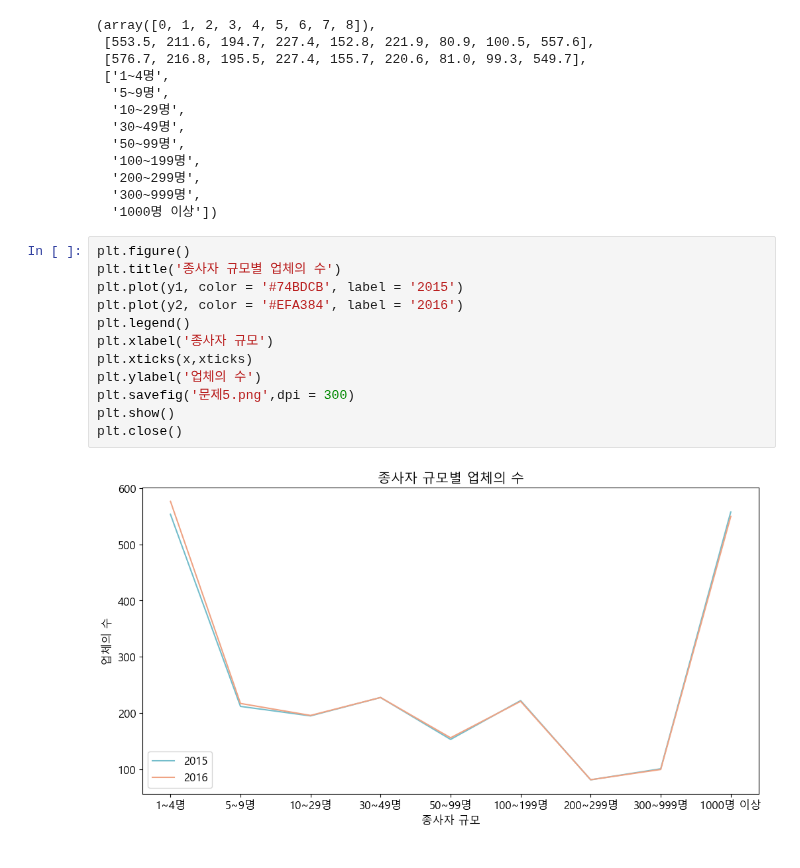
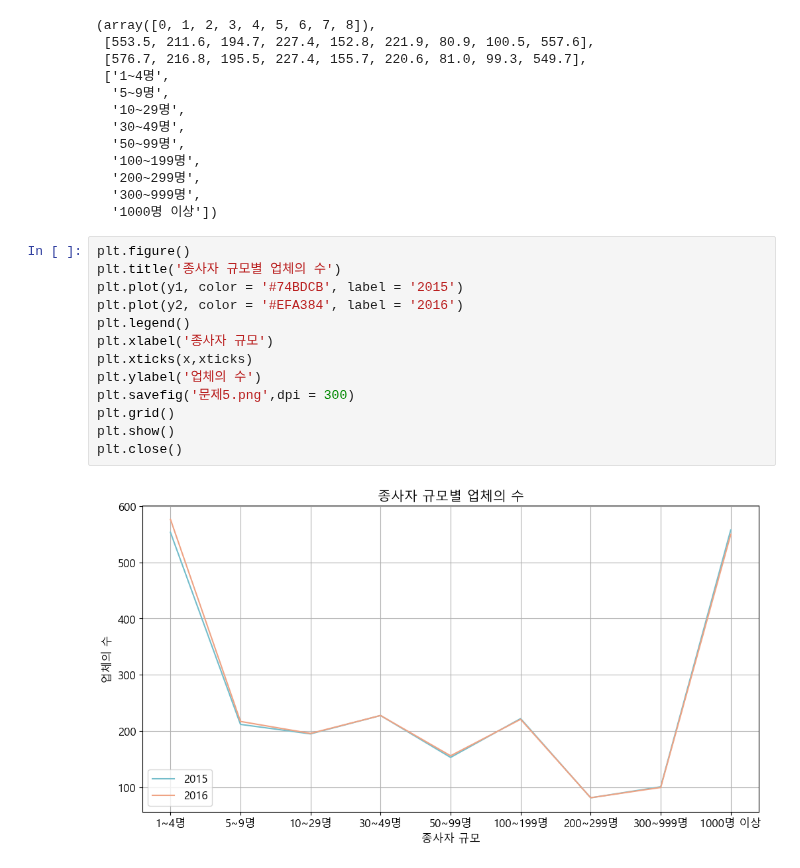
Before and after one commit to hyk2202/megait, a Jupyter notebook: megait/D. 탐색적 데이터 분석/05. 데이터 시각화/(1) Matplotlib/연구과제.ipynb, the cells around one changed output. Cells and saved outputs as stored; diff of their text form.

```diff
--- a/megait/D. 탐색적 데이터 분석/05. 데이터 시각화/(1) Matplotlib/연구과제.ipynb
+++ b/megait/D. 탐색적 데이터 분석/05. 데이터 시각화/(1) Matplotlib/연구과제.ipynb
@@ -361,14 +367,15 @@ x, y1, y2, xticks
 # %%
 plt.figure()
 plt.title('종사자 규모별 업체의 수')
 plt.plot(y1, color = '#74BDCB', label = '2015')
 plt.plot(y2, color = '#EFA384', label = '2016')
 plt.legend()
 plt.xlabel('종사자 규모')
 plt.xticks(x,xticks)
 plt.ylabel('업체의 수')
 plt.savefig('문제5.png',dpi = 300)
+plt.grid()
 plt.show()
 plt.close()
 # %% [output]
-[figure, old version]
+[figure, new version]
```
Also changed, not shown: parts of 2 cells of this notebook.
